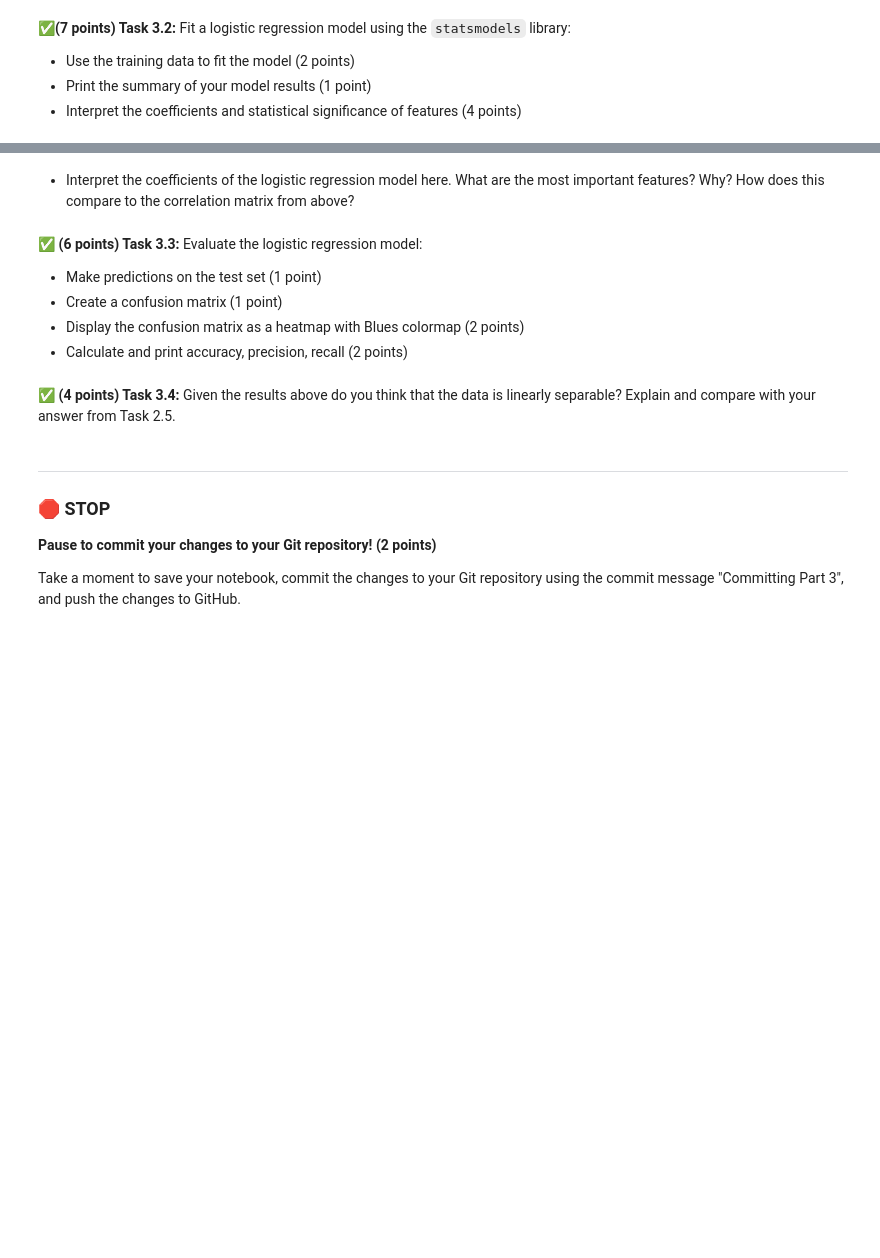
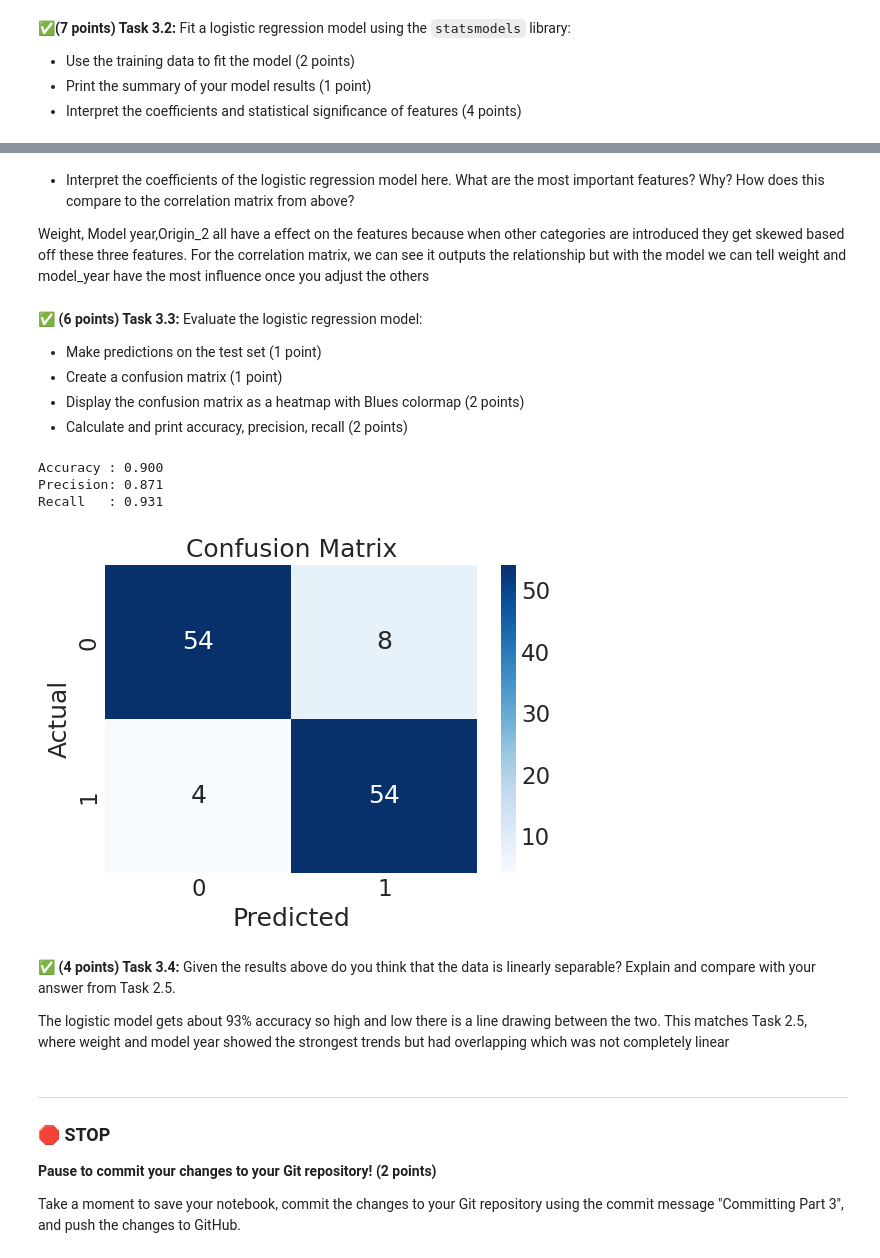
Before and after one commit to jamieh8821/CMSE202-f25-turnin, a Jupyter notebook: final/CMSE202_Final-STUDENT.ipynb, the cells around one changed output, grey strips where cells are left out. Saved outputs shown, nothing was run; the diff lists cells and outputs as text; code cells hidden in the pictures; blank space fills up the shorter version.

```diff
--- a/final/CMSE202_Final-STUDENT.ipynb
+++ b/final/CMSE202_Final-STUDENT.ipynb
@@ -519,6 +478,13 @@ An important part of the preparing the data for the ML part is scaling and encod
 from sklearn.preprocessing import OneHotEncoder, StandardScaler
 
 # Preprocess data for logistic regression
+feature_cols = ['cylinders','displacement','horsepower','weight',
+                'acceleration','model_year','origin']
+X_train = train_data[feature_cols]
+X_test  = test_data[feature_cols]
+y_train = train_data['high_mpg']
+y_test  = test_data['high_mpg']
+
 # Handle categorical variables (one-hot encoding for 'origin')
 encoder = OneHotEncoder(sparse_output=False, drop='first')
 origin_encoded = encoder.fit_transform(X_train[['origin']])
@@ -563,0 +539,10 @@ display(X_train_processed.head())
+# %%
+
+X_train_clean = X_train_processed.replace([np.inf, -np.inf], np.nan).dropna()
+y_train_clean = y_train.loc[X_train_clean.index]
+
+
+X_sm = sm.add_constant(X_train_clean)
+
+logit = sm.Logit(y_train_clean, X_sm).fit(disp=False)
+print(logit.summary())
@@ -564,6 +567,8 @@ display(X_train_processed.head())
 # %% [markdown]
 * Interpret the coefficients of the logistic regression model here. What are the most important features? Why?
 How does this compare to the correlation matrix from above?
+
+Weight, Model year,Origin_2 all have a effect on the features because when other categories are introduced they get skewed based off these three features. For the correlation matrix, we can see it outputs the relationship but with the model we can tell weight and model_year have the most influence once you adjust the others
 # %% [markdown]
 **&#9989; (6 points) Task 3.3:** Evaluate the logistic regression model:
 
@@ -576,5 +579,40 @@ How does this compare to the correlation matrix from above?
+# %%
+# Put your code here
+import statsmodels.api as sm
+import matplotlib.pyplot as plt
+import seaborn as sns
+from sklearn.metrics import confusion_matrix, accuracy_score, precision_score, recall_score
+
+X_sm_test = sm.add_constant(X_test_processed)
+
+y_pred_prob = logit.predict(X_sm_test)
+y_pred      = (y_pred_prob >= 0.5).astype(int)
+
+cm = confusion_matrix(y_test, y_pred)
+
+
+plt.figure(figsize=(6, 4))
+sns.heatmap(cm, annot=True, fmt='d', cmap='Blues')
+plt.xlabel('Predicted')
+plt.ylabel('Actual')
+plt.title('Confusion Matrix')
+
+acc  = accuracy_score(y_test,  y_pred)
+prec = precision_score(y_test, y_pred)
+rec  = recall_score(y_test,    y_pred)
+
+print(f"Accuracy : {acc:.3f}")
+print(f"Precision: {prec:.3f}")
+print(f"Recall   : {rec:.3f}")
+# %% [output]
+Accuracy : 0.900
+Precision: 0.871
+Recall   : 0.931
+[figure, added]
 # %% [markdown]
 **&#9989; (4 points) Task 3.4:** Given the results above do you think that the data is linearly separable? Explain and compare with your answer from Task 2.5.
+
+The logistic model gets about 93% accuracy so high and low there is a line drawing between the two. This matches Task 2.5, where weight and model year showed the strongest trends but had overlapping which was not completely linear
 # %% [markdown]
 ---
 
```
Also changed, not shown: parts of 5 cells of this notebook.
